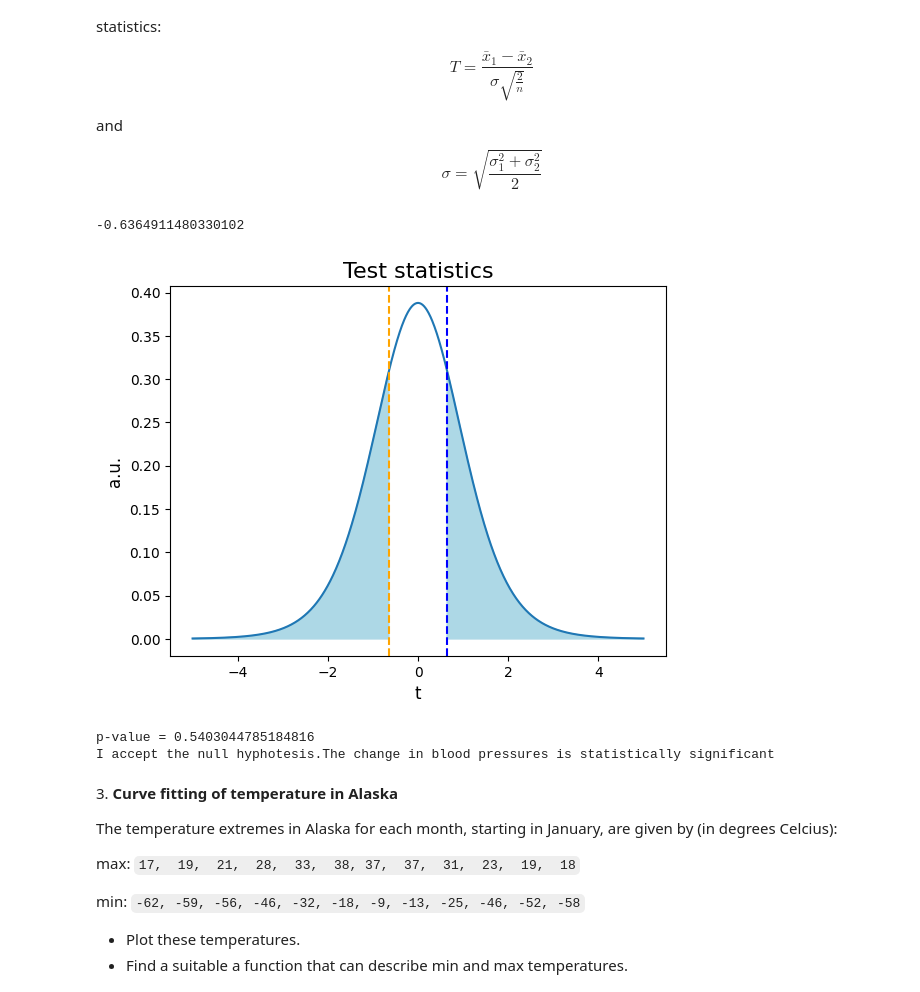
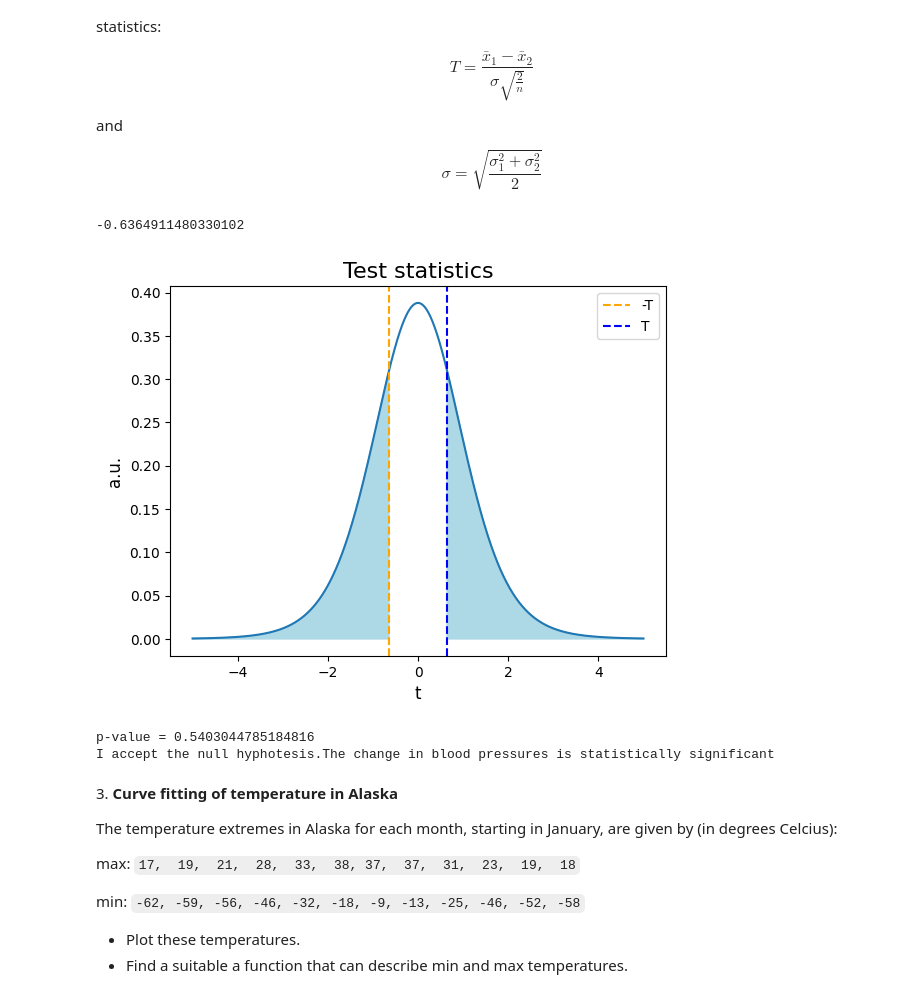
Before and after one commit to alextimis/ScientificComputingWithPython2022, a Jupyter notebook: 10ex_tests.ipynb, the cells around one changed output. Drawn from its saved outputs; the diff is of its cells as text; code cells hidden in the pictures.

```diff
--- a/10ex_tests.ipynb
+++ b/10ex_tests.ipynb
@@ -42,36 +91,37 @@ pre = np.array([120, 132, 120, 110, 115, 128, 120, 112, 110, 100])
 post = np.array([140, 156, 145, 130, 117, 148, 137, 119, 127, 135])
 pre_mean = np.mean(pre)
 post_mean = np.mean(post)
 pre_sigma = np.sqrt(np.var(pre, ddof=1))
 post_sigma = np.sqrt(np.var(post, ddof=1))
 sigma = np.sqrt((pre_sigma**2+post_sigma**2)/2)
 n = len(pre)
 T = (pre_sigma-post_sigma)/(sigma*np.sqrt(2/n))
 print(T)
 
 
 xs = np.linspace(-5, +5, 1000)
 ts = stats.t.pdf(xs, n - 1)
 plt.plot(xs, ts)
 plt.fill_between(xs, ts, where=np.abs(xs) > np.abs(T), color='lightblue')
-plt.axvline(T, linestyle='--', color='orange')
-plt.axvline(-T, linestyle='--', color='blue')
+plt.axvline(T, linestyle='--', color='orange',label = '-T')
+plt.axvline(-T, linestyle='--', color='blue',label = 'T')
 plt.title("Test statistics",fontsize=16)
 plt.ylabel("a.u.",fontsize=12)
 plt.xlabel("t",fontsize=12)
+plt.legend(loc = 'best')
 plt.show()
 
 
 pvalue = stats.t.cdf(T, n - 1) + (1. - stats.t.cdf(-T, n - 1))
 print("p-value =", pvalue)
 
 if(pvalue<=0.05):
     print("I reject the null hyphotesis.The change in blood pressures is not statistically significant")
 else:
     print("I accept the null hyphotesis.The change in blood pressures is statistically significant")
 # %% [output]
 -0.6364911480330102
-[figure, old version]
+[figure, new version]
 p-value = 0.5403044785184816
 I accept the null hyphotesis.The change in blood pressures is statistically significant
 # %% [markdown]
```
Also changed, not shown: parts of 4 cells of this notebook.
